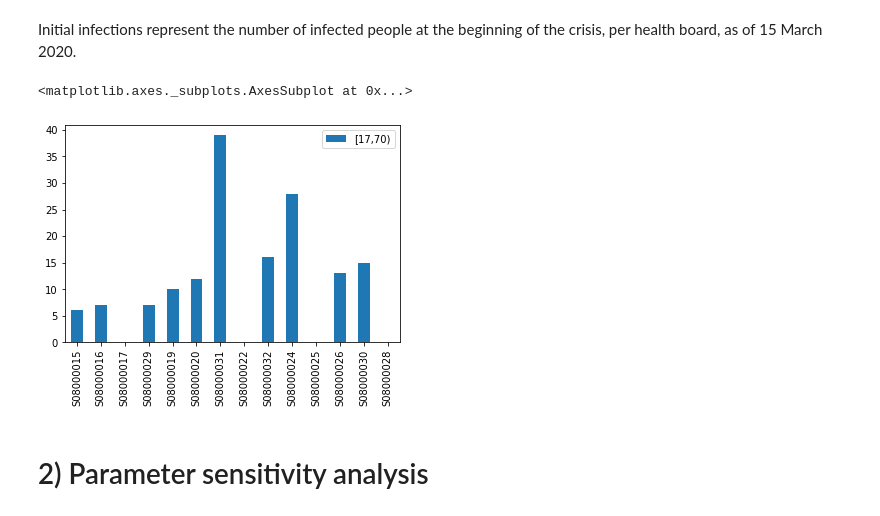
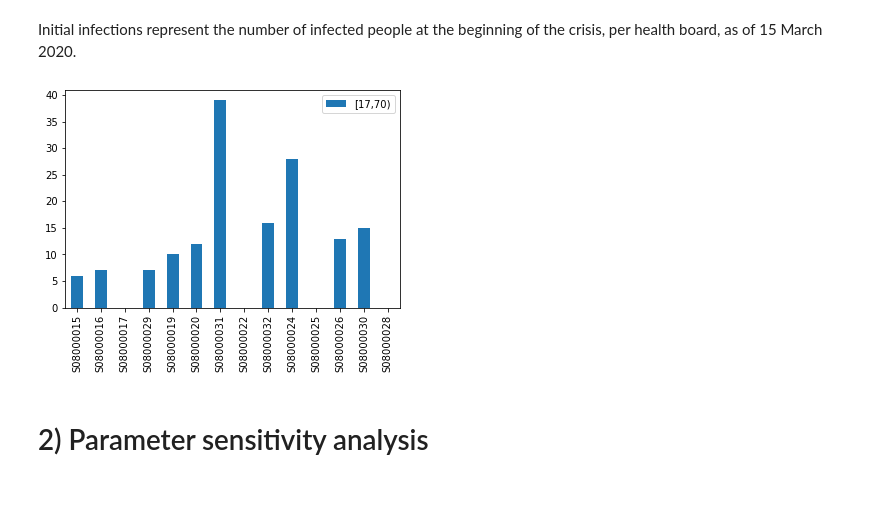
Before and after one commit to magicicada/simple_network_sim, a Jupyter notebook: doc/notebooks/Parameter sensitivity analysis.ipynb, the cells around one changed output. Drawn from its saved outputs; the diff is of its cells as text; code cells hidden in the pictures.

```diff
--- a/doc/notebooks/Parameter sensitivity analysis.ipynb
+++ b/doc/notebooks/Parameter sensitivity analysis.ipynb
@@ -193,14 +179,10 @@ pd.DataFrame(population).T.plot.bar()
 ### e) Initial infections
 # %% [markdown]
 Initial infections represent the number of infected people at the beginning of the crisis, per health board, as of 15 March 2020.
-# %%
-with open(args.input) as fp:
-    initialInfections = loaders.readInitialInfections(fp)
-
-pd.DataFrame(initialInfections).T.plot.bar()
-# %% [output]
-<matplotlib.axes._subplots.AxesSubplot at 0x...>
-[figure, removed]
+# %%
+pd.DataFrame(initial_infections[0]).T.plot.bar();
+# %% [output]
+[figure, added]
 # %% [markdown]
 # 2) Parameter sensitivity analysis
 # %% [markdown]
```
Also changed, not shown: parts of 24 cells of this notebook.
